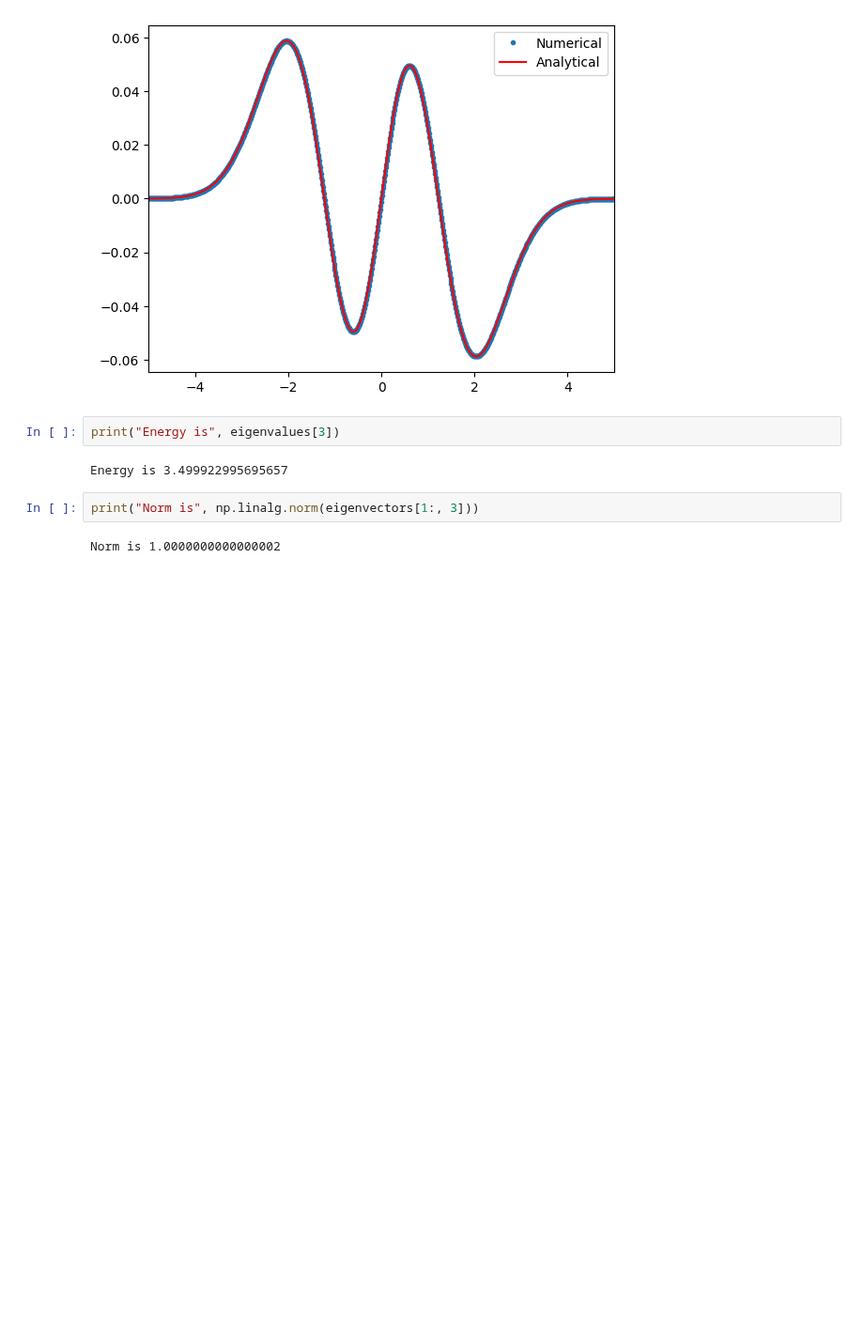
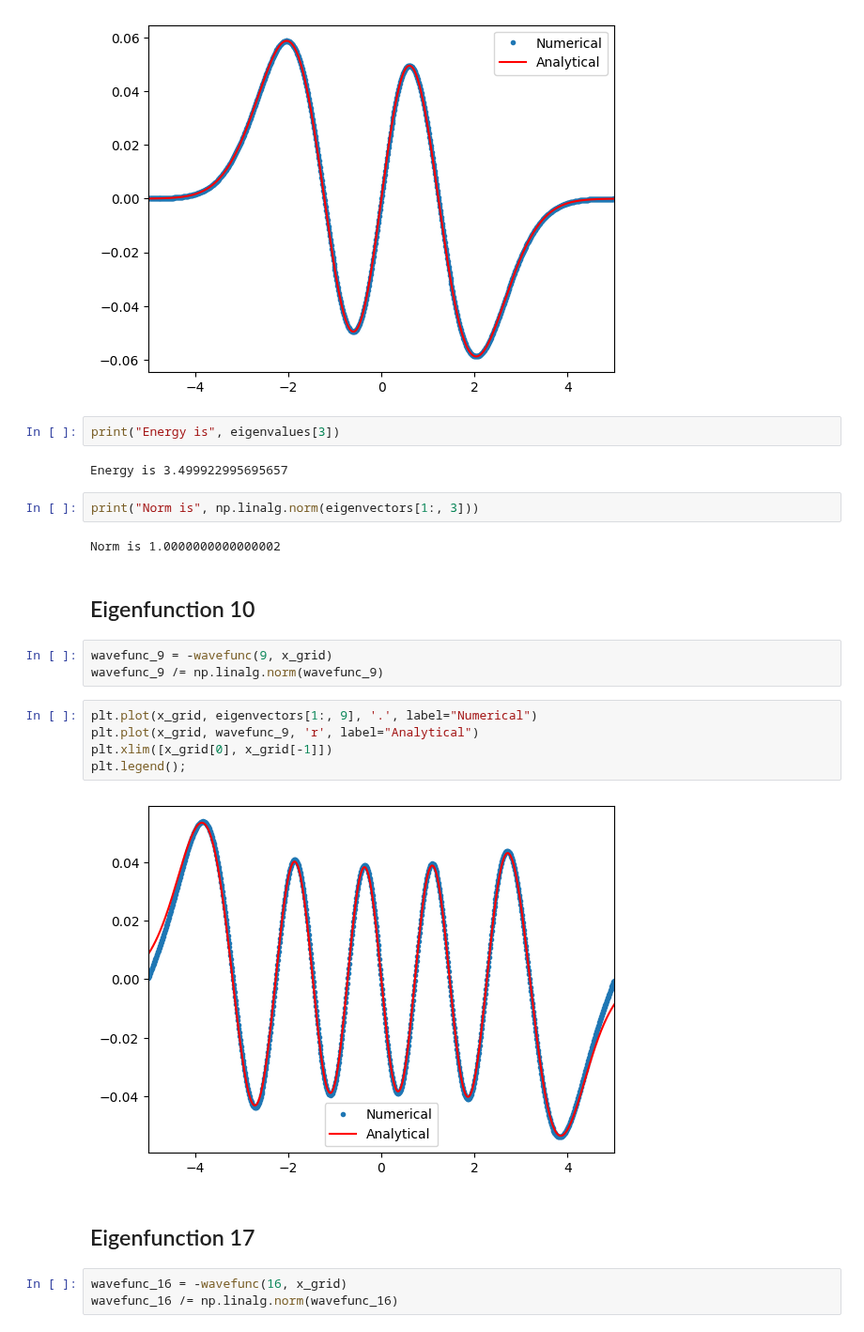
Before and after one commit to jchryssanthacopoulos/quantum_information, a Jupyter notebook: assignment_4/src/plot_eigenvectors.ipynb, the cells around one changed output. Shown at 94% size. Drawn from its saved outputs; the diff is of its cells as text; blank space fills up the shorter version.

```diff
--- a/assignment_4/src/plot_eigenvectors.ipynb
+++ b/assignment_4/src/plot_eigenvectors.ipynb
@@ -114,3 +114,20 @@ Energy is 3.499922995695657
 print("Norm is", np.linalg.norm(eigenvectors[1:, 3]))
 # %% [output]
 Norm is 1.0000000000000002
+# %% [markdown]
+## Eigenfunction 10
+# %%
+wavefunc_9 = -wavefunc(9, x_grid)
+wavefunc_9 /= np.linalg.norm(wavefunc_9)
+# %%
+plt.plot(x_grid, eigenvectors[1:, 9], '.', label="Numerical")
+plt.plot(x_grid, wavefunc_9, 'r', label="Analytical")
+plt.xlim([x_grid[0], x_grid[-1]])
+plt.legend();
+# %% [output]
+[figure, added]
+# %% [markdown]
+## Eigenfunction 17
+# %%
+wavefunc_16 = -wavefunc(16, x_grid)
+wavefunc_16 /= np.linalg.norm(wavefunc_16)
```
Also changed, not shown: parts of 23 cells of this notebook.
